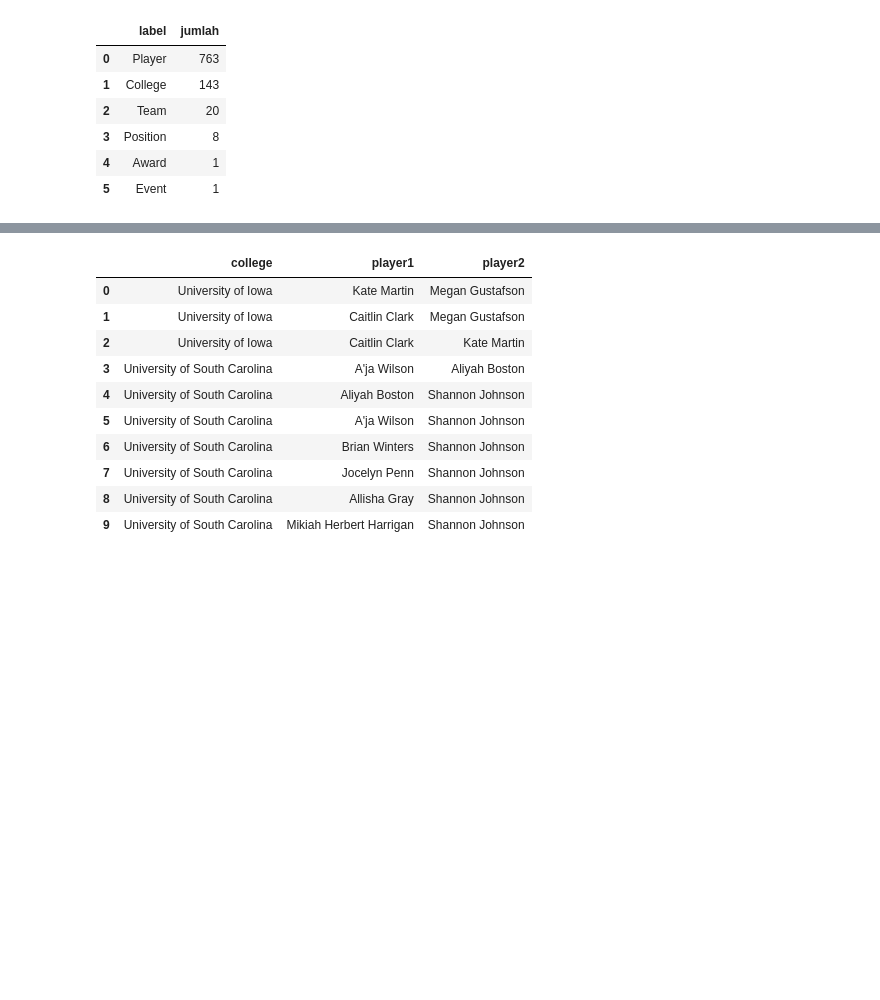
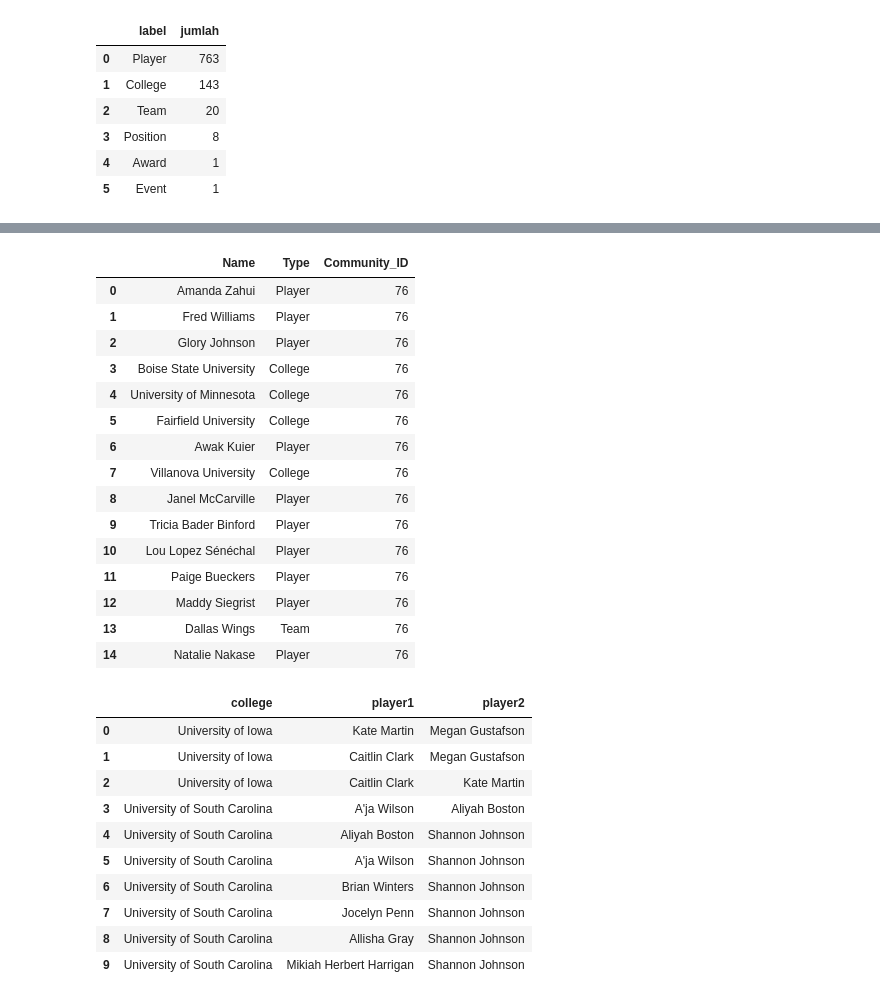
Before and after one commit to MichelleLea26/WNBA-Graph-FinalProject, a Jupyter notebook: notebooks/main.ipynb, the cells around one changed output, grey strips where cells are left out. Saved outputs shown, nothing was run; the diff lists cells and outputs as text; code cells hidden in the pictures; blank space fills up the shorter version.

```diff
--- a/notebooks/main.ipynb
+++ b/notebooks/main.ipynb
@@ -83,0 +110,12 @@ print(conn.run(centrality_query))
+# %%
+# DEGREE CENTRALITY
+degree_query = '''
+CALL gds.degree.stream('wnbaGraph')
+YIELD nodeId, score
+RETURN gds.util.asNode(nodeId).name AS Name,
+       labels(gds.util.asNode(nodeId))[0] AS Type,
+       score AS Degree_Score
+ORDER BY Degree_Score DESC
+LIMIT 10
+'''
+pd.DataFrame(conn.run(degree_query))
@@ -83,0 +134,12 @@ print(conn.run(centrality_query))
+# %%
+# PAGERANK
+pagerank_query = '''
+CALL gds.pageRank.stream('wnbaGraph')
+YIELD nodeId, score
+RETURN gds.util.asNode(nodeId).name AS Name,
+       labels(gds.util.asNode(nodeId))[0] AS Type,
+       score AS PageRank_Score
+ORDER BY PageRank_Score DESC
+LIMIT 10
+'''
+pd.DataFrame(conn.run(pagerank_query))
@@ -84 +158,30 @@ print(conn.run(centrality_query))
+# %%
+# LOUVAIN (Community Detection)
+louvain_query = '''
+CALL gds.louvain.stream('wnbaGraph')
+YIELD nodeId, communityId
+RETURN gds.util.asNode(nodeId).name AS Name,
+       labels(gds.util.asNode(nodeId))[0] AS Type,
+       communityId AS Community_ID
+ORDER BY Community_ID ASC
+LIMIT 15
+'''
+pd.DataFrame(conn.run(louvain_query))
+# %% [output]
+|  | Name | Type | Community_ID |
+| 0 | Amanda Zahui | Player | 76 |
+| 1 | Fred Williams | Player | 76 |
+| 2 | Glory Johnson | Player | 76 |
+| 3 | Boise State University | College | 76 |
+| 4 | University of Minnesota | College | 76 |
+| 5 | Fairfield University | College | 76 |
+| 6 | Awak Kuier | Player | 76 |
+| 7 | Villanova University | College | 76 |
+| 8 | Janel McCarville | Player | 76 |
+| 9 | Tricia Bader Binford | Player | 76 |
+| 10 | Lou Lopez Sénéchal | Player | 76 |
+| 11 | Paige Bueckers | Player | 76 |
+| 12 | Maddy Siegrist | Player | 76 |
+| 13 | Dallas Wings | Team | 76 |
+| 14 | Natalie Nakase | Player | 76 |
 # %%
```
Also changed, not shown: parts of 11 cells of this notebook.
